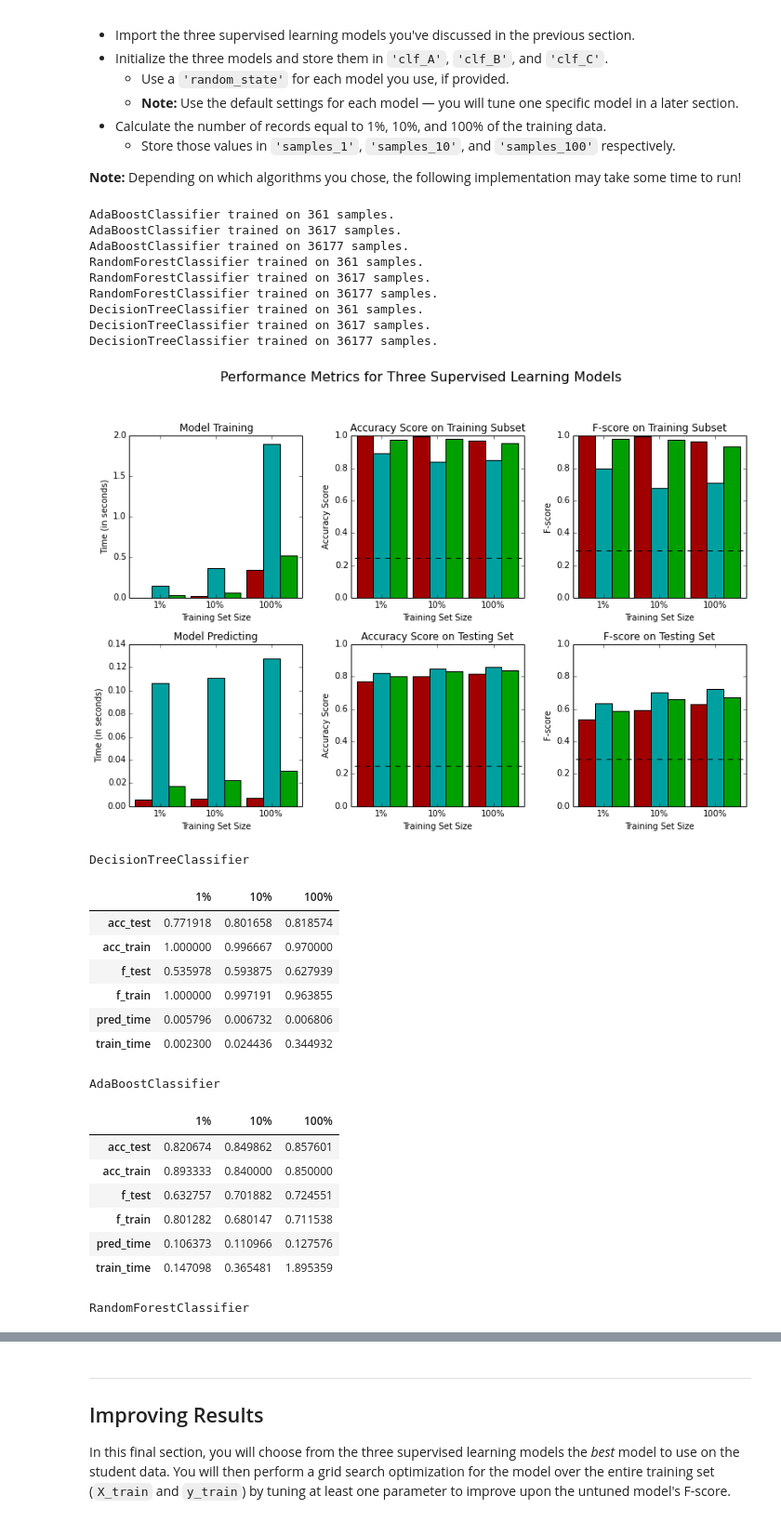
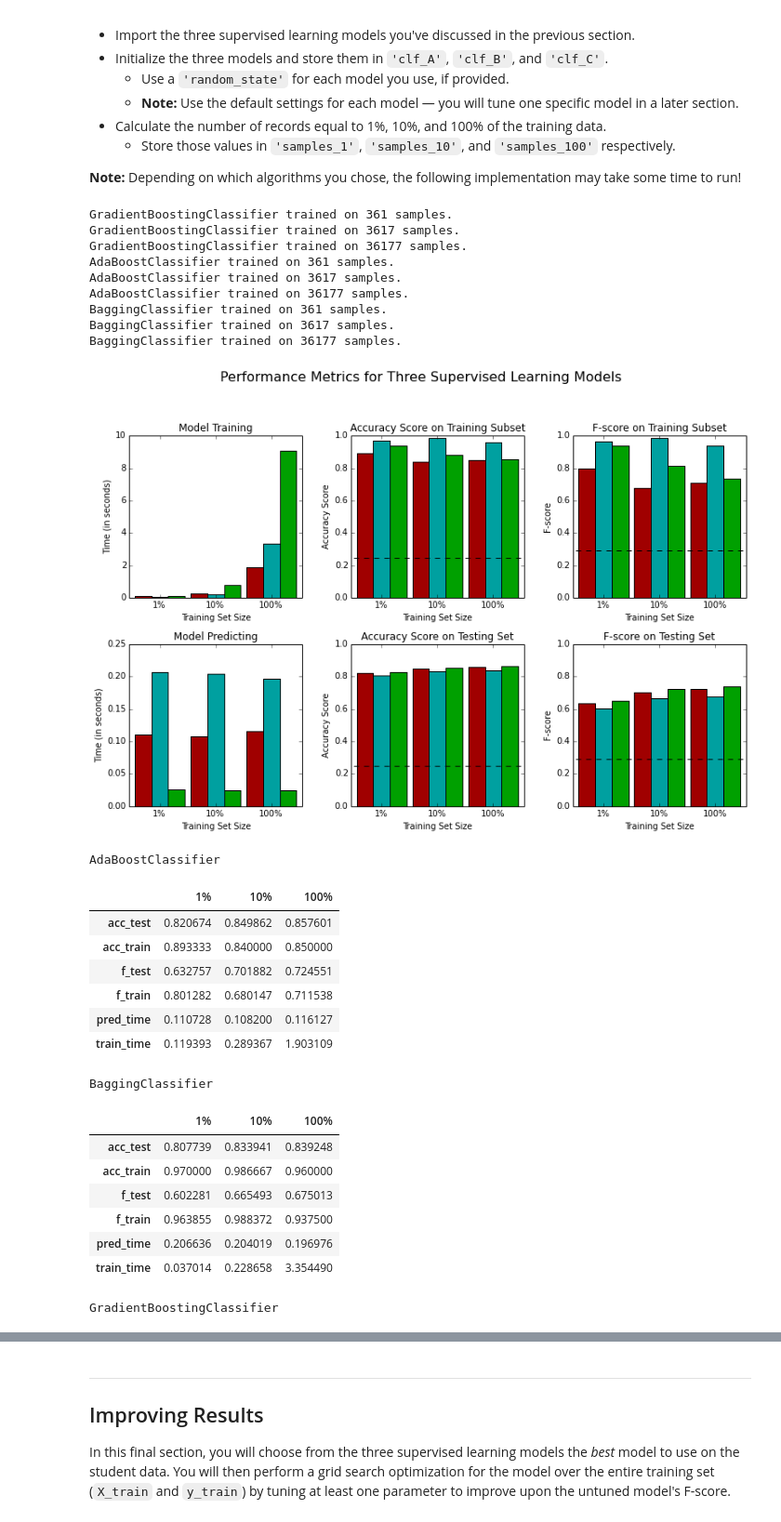
Before and after one commit to aswinramani/Finding_Donors, a Jupyter notebook: finding_donors.ipynb, the cells around one changed output, grey strips where cells are left out. Shown: that part at 93% size. Drawn from its saved outputs; the diff is of its cells as text; code cells hidden in the pictures.

```diff
--- a/finding_donors.ipynb
+++ b/finding_donors.ipynb
@@ -414,61 +429,60 @@ In the code cell, you will need to implement the following:
 **Note:** Depending on which algorithms you chose, the following implementation may take some time to run!
 # %%
 # TODO: Import the three supervised learning models from sklearn
-from sklearn.ensemble import AdaBoostClassifier, RandomForestClassifier
-from sklearn.tree import DecisionTreeClassifier
+from sklearn.ensemble import AdaBoostClassifier, RandomForestClassifier, GradientBoostingClassifier, BaggingClassifier
 
 # TODO: Initialize the three models
-clf_A = AdaBoostClassifier(random_state=0)
-clf_B = RandomForestClassifier(random_state=0)
-clf_C = DecisionTreeClassifier(random_state=0)
+clf_A = GradientBoostingClassifier(random_state=0)
+clf_B = AdaBoostClassifier(random_state=0)
+clf_C = BaggingClassifier(random_state=0)
 
 # TODO: Calculate the number of samples for 1%, 10%, and 100% of the training data
 # HINT: samples_100 is the entire training set i.e. len(y_train)
 # HINT: samples_10 is 10% of samples_100
 # HINT: samples_1 is 1% of samples_100
 samples_100 = len(y_train)
 samples_10 = int(0.1 * samples_100)
 samples_1 = int(0.01 * samples_100)
 # Collect results on the learners
 results = {}
 for clf in [clf_A, clf_B, clf_C]:
 # for clf in [clf_A, clf_B]:
     clf_name = clf.__class__.__name__
     results[clf_name] = {}
     for i, sample in enumerate([samples_1, samples_10, samples_100]):
         results[clf_name][i] = \
         train_predict(clf, sample, X_train, y_train, X_test, y_test)
 #Run metrics visualization for the three supervised learning models chosen
 vs.evaluate(results, accuracy, fscore)
 for i in results.items():
     print i[0]
     display(pd.DataFrame(i[1]).rename(columns={0:'1%', 1:'10%', 2:'100%'}))
 # %% [output]
+GradientBoostingClassifier trained on 361 samples.
+GradientBoostingClassifier trained on 3617 samples.
+GradientBoostingClassifier trained on 36177 samples.
 AdaBoostClassifier trained on 361 samples.
 AdaBoostClassifier trained on 3617 samples.
 AdaBoostClassifier trained on 36177 samples.
-RandomForestClassifier trained on 361 samples.
-RandomForestClassifier trained on 3617 samples.
-RandomForestClassifier trained on 36177 samples.
-DecisionTreeClassifier trained on 361 samples.
-DecisionTreeClassifier trained on 3617 samples.
-DecisionTreeClassifier trained on 36177 samples.
+BaggingClassifier trained on 361 samples.
+BaggingClassifier trained on 3617 samples.
+BaggingClassifier trained on 36177 samples.
-[figure, old version]
+[figure, new version]
-DecisionTreeClassifier
+AdaBoostClassifier
 |  | 1% | 10% | 100% |
-| acc_test | 0.771918 | 0.801658 | 0.818574 |
-| acc_train | 1.000000 | 0.996667 | 0.970000 |
-| f_test | 0.535978 | 0.593875 | 0.627939 |
-| f_train | 1.000000 | 0.997191 | 0.963855 |
-| pred_time | 0.005796 | 0.006732 | 0.006806 |
-| train_time | 0.002300 | 0.024436 | 0.344932 |
+| acc_test | 0.820674 | 0.849862 | 0.857601 |
+| acc_train | 0.893333 | 0.840000 | 0.850000 |
+| f_test | 0.632757 | 0.701882 | 0.724551 |
+| f_train | 0.801282 | 0.680147 | 0.711538 |
+| pred_time | 0.110728 | 0.108200 | 0.116127 |
+| train_time | 0.119393 | 0.289367 | 1.903109 |
-AdaBoostClassifier
+BaggingClassifier
 |  | 1% | 10% | 100% |
-| acc_test | 0.820674 | 0.849862 | 0.857601 |
-| acc_train | 0.893333 | 0.840000 | 0.850000 |
-| f_test | 0.632757 | 0.701882 | 0.724551 |
-| f_train | 0.801282 | 0.680147 | 0.711538 |
-| pred_time | 0.106373 | 0.110966 | 0.127576 |
-| train_time | 0.147098 | 0.365481 | 1.895359 |
+| acc_test | 0.807739 | 0.833941 | 0.839248 |
+| acc_train | 0.970000 | 0.986667 | 0.960000 |
+| f_test | 0.602281 | 0.665493 | 0.675013 |
+| f_train | 0.963855 | 0.988372 | 0.937500 |
+| pred_time | 0.206636 | 0.204019 | 0.196976 |
+| train_time | 0.037014 | 0.228658 | 3.354490 |
-RandomForestClassifier
+GradientBoostingClassifier
 |  | 1% | 10% | 100% |
```
Also changed, not shown: parts of 13 cells of this notebook, 1 other file.
